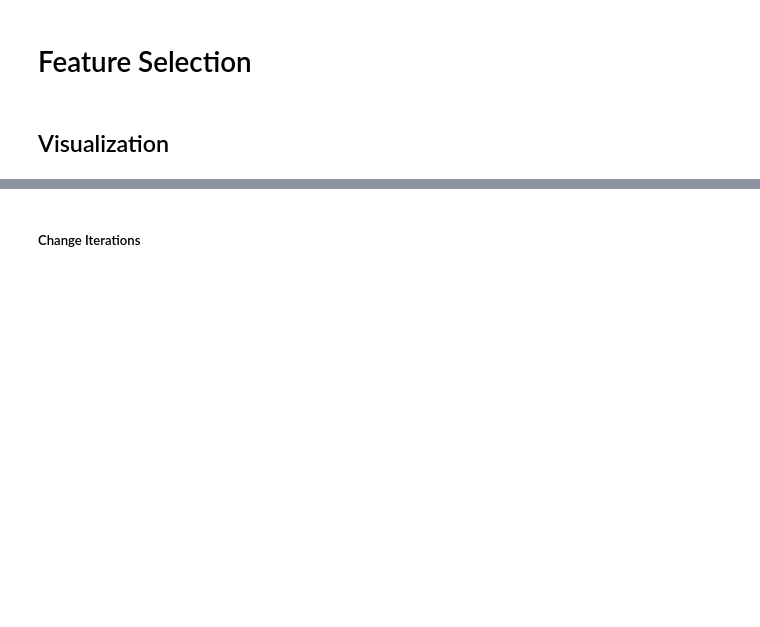
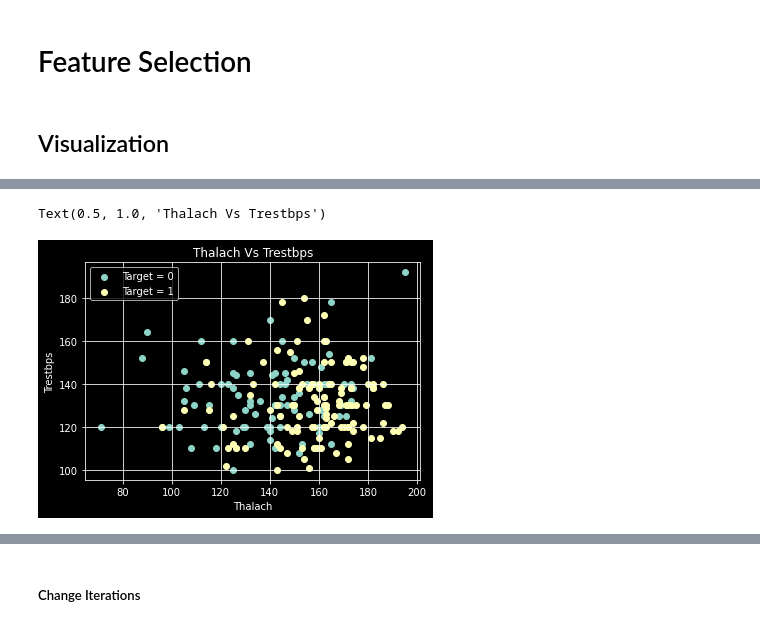
Before and after one commit to AYA0HASSAN/LogisticRegression, a Jupyter notebook: LogisticRegressionLab.ipynb, the cells around one changed output, grey strips where cells are left out. Cells and saved outputs as stored; diff of their text form; code cells hidden in the pictures; blank space fills up the shorter version.

```diff
--- a/LogisticRegressionLab.ipynb
+++ b/LogisticRegressionLab.ipynb
@@ -193,0 +202,12 @@ label = data[['target']]
+# %%
+# trestbps
+plt.scatter(x=data['thalach'].loc[data['target'] == 0],y=data['trestbps'].loc[data['target'] == 0],label = "Target = 0")
+plt.scatter(x=data['thalach'].loc[data['target'] == 1],y=data['trestbps'].loc[data['target'] == 1],label = "Target = 1")
+plt.xlabel("Thalach")
+plt.ylabel("Trestbps")
+plt.grid()
+plt.legend()
+plt.title("Thalach Vs Trestbps")
+# %% [output]
+Text(0.5, 1.0, 'Thalach Vs Trestbps')
+[figure, added]
```
Also changed, not shown: parts of 62 cells of this notebook.
